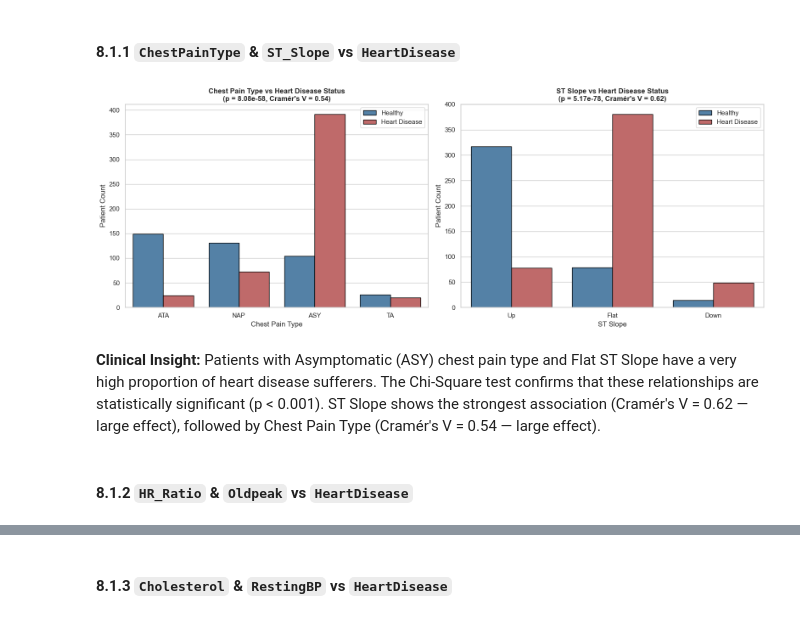
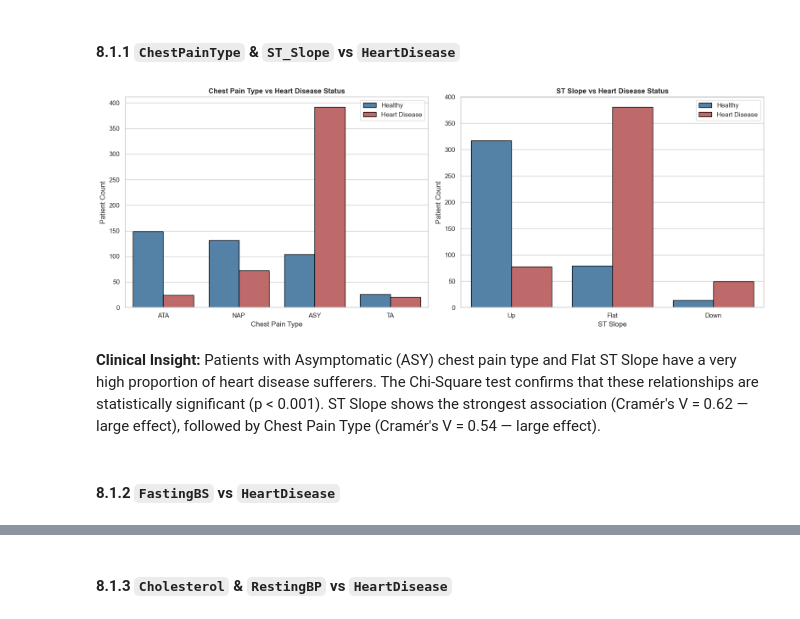
Before and after one commit to NFP-05/heart-disease-prediction, a Jupyter notebook: notebooks/EDA_Heart_Disease.ipynb, the cells around one changed output, grey strips where cells are left out. Drawn from its saved outputs; the diff is of its cells as text; code cells hidden in the pictures.

```diff
--- a/notebooks/EDA_Heart_Disease.ipynb
+++ b/notebooks/EDA_Heart_Disease.ipynb
@@ -564,53 +481,32 @@ than to cholesterol or blood pressure alone.
 # %% [markdown]
 #### 8.1.1 `ChestPainType` & `ST_Slope` vs `HeartDisease`
 # %%
-from scipy.stats import chi2_contingency
-
-# Helper function to calculate Cramér's V
-def get_cramers_v(contingency_table):
-    chi2 = chi2_contingency(contingency_table)[0]
-    n = contingency_table.sum().sum()
-    phi2 = chi2 / n
-    r, k = contingency_table.shape
-    phi2corr = max(0, phi2 - ((k-1)*(r-1))/(n-1))
-    rcorr = r - ((r-1)**2)/(n-1)
-    kcorr = k - ((k-1)**2)/(n-1)
-    if min((kcorr-1), (rcorr-1)) == 0:
-        return 0.0
-    return np.sqrt(phi2corr / min((kcorr-1), (rcorr-1)))
-
 sns.set_theme(style="whitegrid")
 colors = ["#4682B4", "#CD5C5C"]
 
 fig, axes = plt.subplots(1, 2, figsize=(16, 6))
 
 # 1. Plot Chest Pain Type vs Heart Disease
-ct_cp = pd.crosstab(df['ChestPainType'], df['HeartDisease'])
-_, p_cp, _, _ = chi2_contingency(ct_cp)
-v_cp = get_cramers_v(ct_cp)
 
 sns.countplot(data=df, x='ChestPainType', hue='HeartDisease', palette=colors, ax=axes[0], edgecolor='black')
-axes[0].set_title(f'Chest Pain Type vs Heart Disease Status\n(p = {p_cp:.2e}, Cramér\'s V = {v_cp:.2f})', fontsize=12, fontweight='bold')
+axes[0].set_title(f'Chest Pain Type vs Heart Disease Status', fontsize=12, fontweight='bold')
 axes[0].set_xlabel('Chest Pain Type')
 axes[0].set_ylabel('Patient Count')
 axes[0].legend(['Healthy', 'Heart Disease'])
 
 # 2. Plot ST Slope vs Heart Disease
-ct_st = pd.crosstab(df['ST_Slope'], df['HeartDisease'])
-_, p_st, _, _ = chi2_contingency(ct_st)
-v_st = get_cramers_v(ct_st)
 
 sns.countplot(data=df, x='ST_Slope', hue='HeartDisease', palette=colors, ax=axes[1], edgecolor='black')
-axes[1].set_title(f'ST Slope vs Heart Disease Status\n(p = {p_st:.2e}, Cramér\'s V = {v_st:.2f})', fontsize=12, fontweight='bold')
+axes[1].set_title(f'ST Slope vs Heart Disease Status', fontsize=12, fontweight='bold')
 axes[1].set_xlabel('ST Slope')
 axes[1].set_ylabel('Patient Count')
 axes[1].legend(['Healthy', 'Heart Disease'])
 
 plt.tight_layout()
 plt.show()
 # %% [output]
-[figure, old version]
+[figure, new version]
 # %% [markdown]
 **Clinical Insight:** Patients with Asymptomatic (ASY) chest pain type and Flat ST Slope have a very high proportion of heart disease sufferers. The Chi-Square test confirms that these relationships are statistically significant (p < 0.001). ST Slope shows the strongest association (Cramér's V = 0.62 — large effect), followed by Chest Pain Type (Cramér's V = 0.54 — large effect).
 # %% [markdown]
-#### 8.1.2 `HR_Ratio` & `Oldpeak` vs `HeartDisease`
+#### 8.1.2 `FastingBS` vs `HeartDisease`
```
Also changed, not shown: parts of 21 cells of this notebook.
